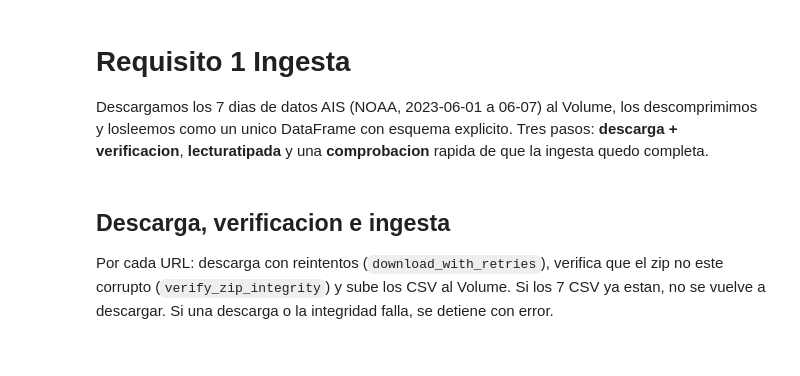
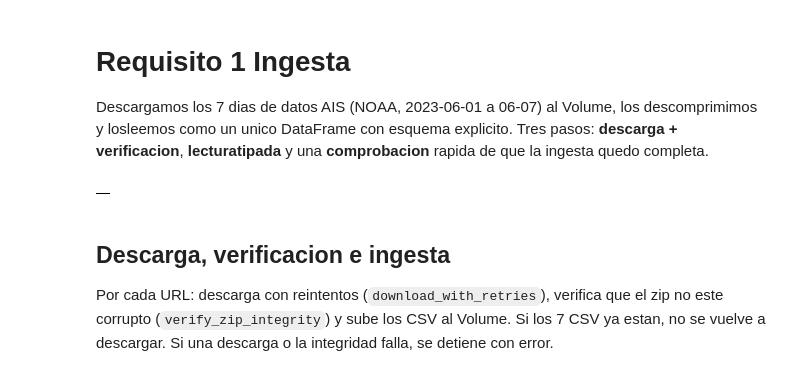
Before and after one commit to dnlec/trafico-maritimo-oceanwatch, a Jupyter notebook: src/proyecto_ocean_watch.ipynb, the cells around one changed output. Drawn from its saved outputs; the diff is of its cells as text; code cells hidden in the pictures.

Commit message:
Revert "remove databricks project. keep only notebook"
This reverts commit 38ab0df8a8961dda32bee17cb015a55977725936.

```diff
--- a/src/proyecto_ocean_watch.ipynb
+++ b/src/proyecto_ocean_watch.ipynb
@@ -1,6 +1,28 @@
 # %% [markdown]
 # Requisito 1 Ingesta
 Descargamos los 7 dias de datos AIS (NOAA, 2023-06-01 a 06-07) al Volume, los descomprimimos y losleemos como un unico DataFrame con esquema explicito. Tres pasos: **descarga + verificacion**, **lecturatipada** y una **comprobacion** rapida de que la ingesta quedo completa.
+# %%
+from databricks.connect import DatabricksSession
+from databricks.sdk import WorkspaceClient
+
+# Python de cada celda corre en el laptop. Spark corre en serverless.
+# /Volumes no esta montado localmente: los archivos se leen con Spark o con la Files API.
+spark = DatabricksSession.builder.getOrCreate()
+w = WorkspaceClient()
+
+# Datos de la Parte 1. El target del bundle (catalog workspace) es otro lugar.
+CATALOG = "proyecto_datos"
+SCHEMA = "default"
+VOLUME_ROOT = f"/Volumes/{CATALOG}/{SCHEMA}/data"
+AIS_DIR = f"{VOLUME_ROOT}/ais_data"
+WPI_PATH = f"{VOLUME_ROOT}/UpdatedPub150.csv"
+PARQUET_PATH = f"{VOLUME_ROOT}/ais_parquet/"
+DELTA_TABLE = f"{CATALOG}.{SCHEMA}.ais_positions_delta"
+
+spark.sql(f"USE CATALOG {CATALOG}")
+spark.sql(f"USE SCHEMA {SCHEMA}")
+# %% [output]
+|  |
 # %% [markdown]
 ## Descarga, verificacion e ingesta
 
```
Also changed, not shown: 9 other files.
